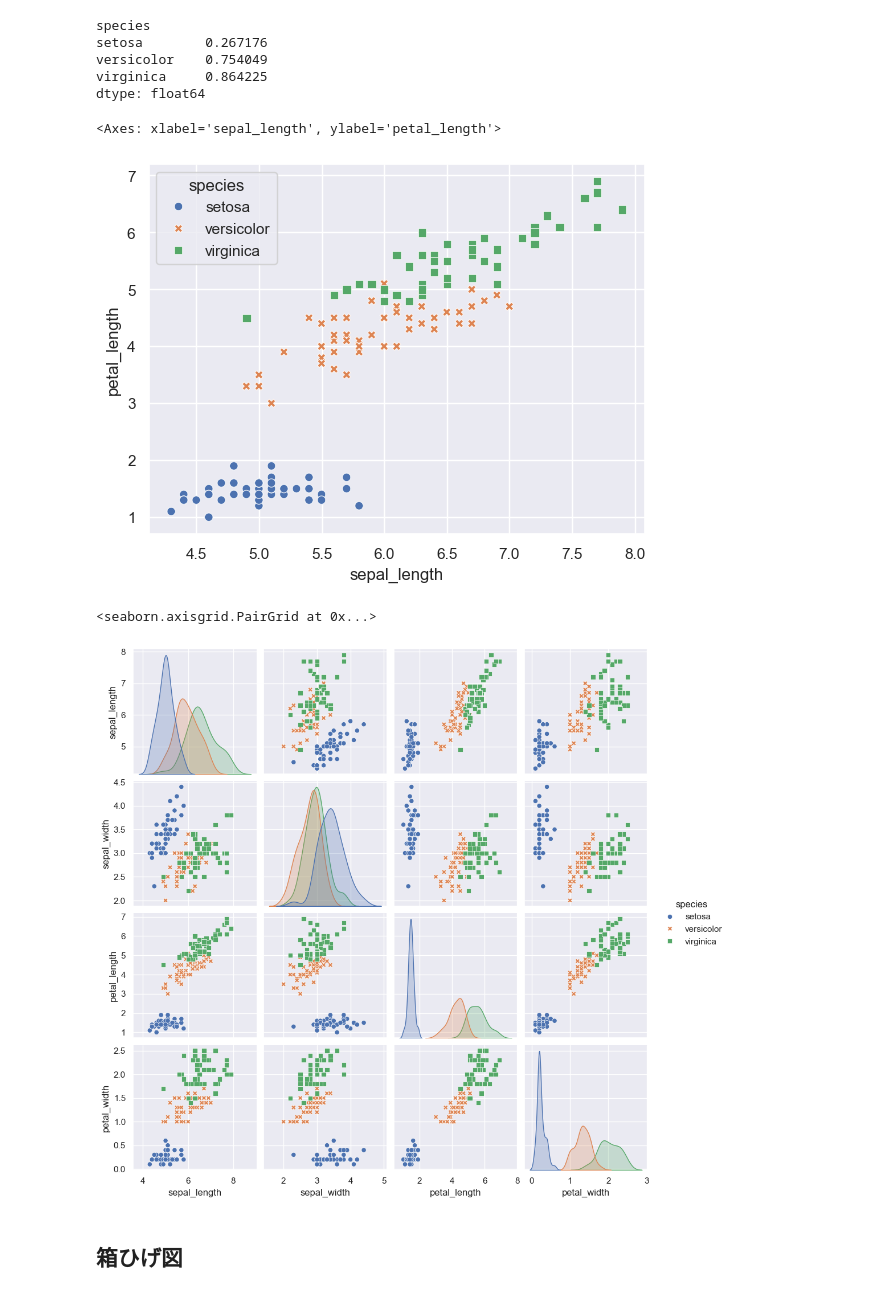
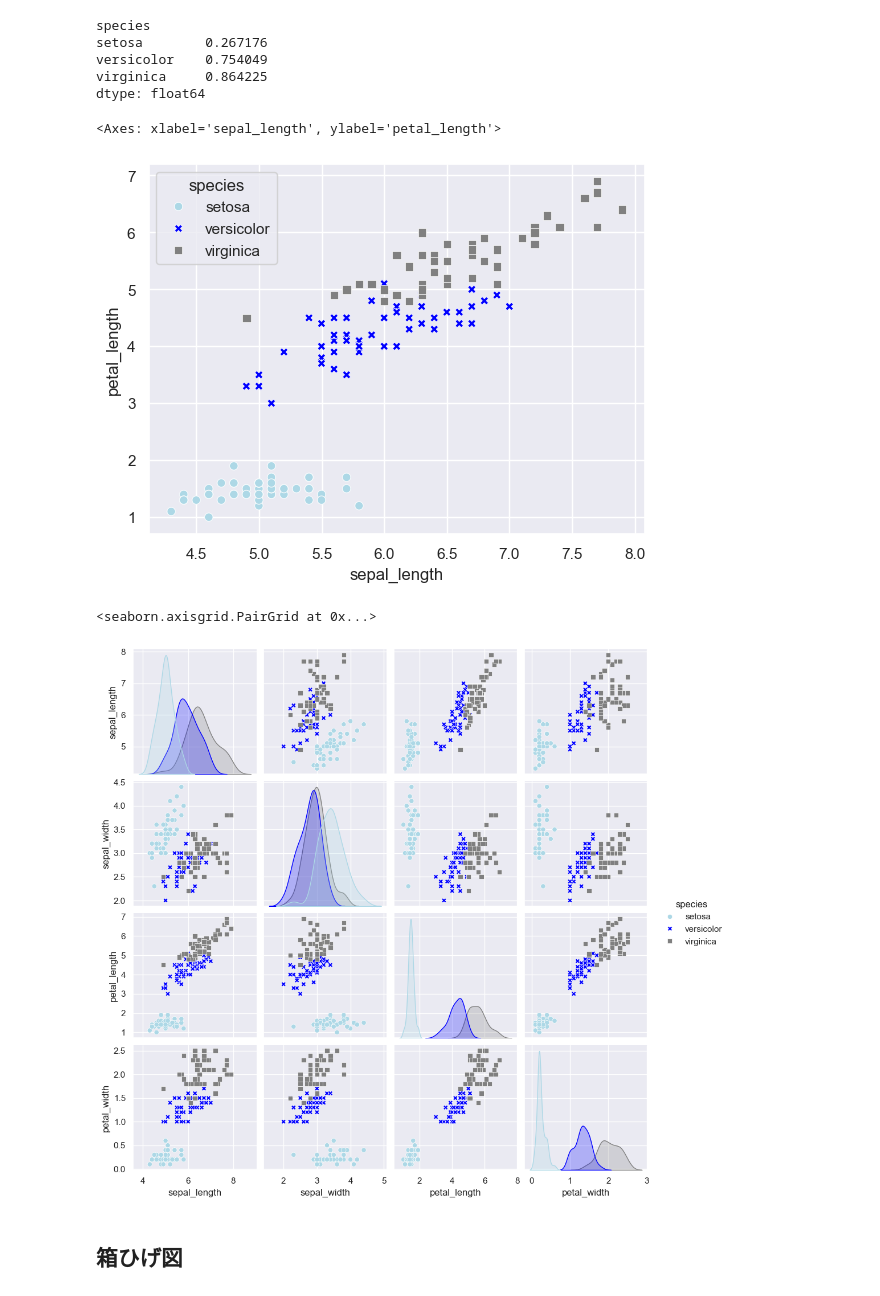
Before and after one commit to ml-pg-book/python-business-ml-starter, a Jupyter notebook: chapter5/5.2. データ観察/notebook.ipynb, the cells around one changed output. Drawn from its saved outputs; the diff is of its cells as text; code cells hidden in the pictures.

```diff
--- a/chapter5/5.2. データ観察/notebook.ipynb
+++ b/chapter5/5.2. データ観察/notebook.ipynb
@@ -106,18 +106,25 @@ versicolor    0.754049
 virginica     0.864225
 dtype: float64
 # %%
-sns.scatterplot(data=iris_df, x="sepal_length", y="petal_length",
-                hue="species", style="species",
-                markers={"setosa": "o", "versicolor": "X", "virginica": "s"})
+sns.scatterplot(
+    data=iris_df, x="sepal_length", y="petal_length",
+    hue="species", style="species",
+    palette=['#add8e6', '#0000FF', '#808080'],
+    markers={"setosa": "o", "versicolor": "X", "virginica": "s"}
+)
 # %% [output]
 <Axes: xlabel='sepal_length', ylabel='petal_length'>
-[figure, old version]
+[figure, new version]
 # %%
-sns.pairplot(iris_df, hue="species",
-             markers={"setosa": "o", "versicolor": "X", "virginica": "s"})
+sns.pairplot(
+    iris_df,
+    hue="species",
+    palette=['#add8e6', '#0000FF', '#808080'],
+    markers={"setosa": "o", "versicolor": "X", "virginica": "s"}
+)
 # %% [output]
 <seaborn.axisgrid.PairGrid at 0x...>
-[figure, old version]
+[figure, new version]
 # %% [markdown]
 ## 箱ひげ図
 # %%
```
